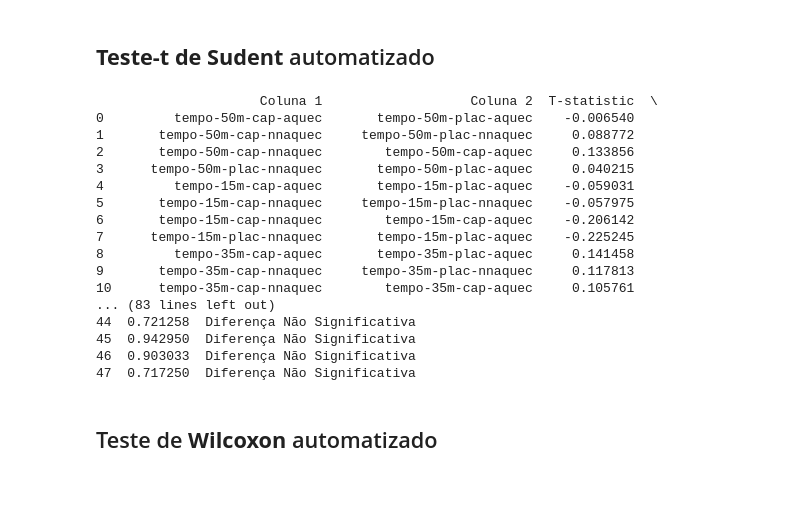
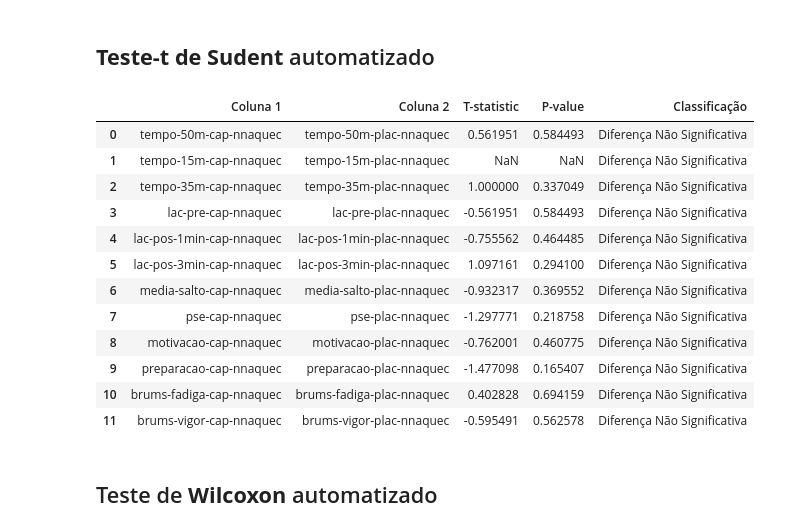
Before and after one commit to leprogramar/obsidian, a Jupyter notebook: Dissertacao-versoes/Dissertacao-versao-6/analise_dados.ipynb, the cells around one changed output. Drawn from its saved outputs; the diff is of its cells as text; code cells hidden in the pictures; blank space fills up the shorter version.

```diff
--- a/Dissertacao-versoes/Dissertacao-versao-6/analise_dados.ipynb
+++ b/Dissertacao-versoes/Dissertacao-versao-6/analise_dados.ipynb
@@ -278,54 +390,50 @@ calculos_test_t = {
 # %%
 #Automatização do teste t restornando um DataFrame:
 
 resultados = []
 
-def test_t(colun1, colun2):
+def test_t_pareado(colun1, colun2):
     values1 = df[colun1]
     values2 = df[colun2]
-    stat, p = ttest_ind(values1.dropna(), values2.dropna())  # Remover valores NaN antes do teste
-    classification = 'Diferença Significativa' if p < 0.05 else 'Diferença Não Significativa'
+    stat, p = ttest_rel(values1.dropna(), values2.dropna())  # Remover valores NaN antes do teste
+    classification = 'Diferença Significativa' if p <= 0.05 else 'Diferença Não Significativa'
 
 
     resultado = { # Armazena os resultados em um dicionário
         'Coluna 1': colun1,
         'Coluna 2': colun2,
         'T-statistic': stat,
         'P-value': p,
         'Classificação': classification
     }
 
     resultados.append(resultado)  # Adiciona o dicionário à lista de resultados
 
 for k, v in calculos_test_t.items(): # Executa os testes t e armazena os resultados
     colun1 = v["colun1"]
     colun2 = v["colun2"]
-    test_t(colun1, colun2)
+    test_t_pareado(colun1, colun2)
 
 
 df_resultados = pd.DataFrame(resultados) # Converte a lista de resultados em um DataFrame
 
-df_resultados.to_csv('teste_t_resultado.csv', index=True) # Salva o DataFrame em um arquivo CSV
+df_resultados.to_csv('teste_t_pareado_resultado.csv', index=True) # Salva o DataFrame em um arquivo CSV
 
-print(df_resultados) # Exibe o DataFrame
+df_resultados
 # %% [output]
-                     Coluna 1                   Coluna 2  T-statistic  \
-0         tempo-50m-cap-aquec       tempo-50m-plac-aquec    -0.006540
-1       tempo-50m-cap-nnaquec     tempo-50m-plac-nnaquec     0.088772
-2       tempo-50m-cap-nnaquec        tempo-50m-cap-aquec     0.133856
-3      tempo-50m-plac-nnaquec       tempo-50m-plac-aquec     0.040215
-4         tempo-15m-cap-aquec       tempo-15m-plac-aquec    -0.059031
-5       tempo-15m-cap-nnaquec     tempo-15m-plac-nnaquec    -0.057975
-6       tempo-15m-cap-nnaquec        tempo-15m-cap-aquec    -0.206142
-7      tempo-15m-plac-nnaquec       tempo-15m-plac-aquec    -0.225245
-8         tempo-35m-cap-aquec       tempo-35m-plac-aquec     0.141458
-9       tempo-35m-cap-nnaquec     tempo-35m-plac-nnaquec     0.117813
-10      tempo-35m-cap-nnaquec        tempo-35m-cap-aquec     0.105761
-... (83 lines left out)
-44  0.721258  Diferença Não Significativa
-45  0.942950  Diferença Não Significativa
-46  0.903033  Diferença Não Significativa
-47  0.717250  Diferença Não Significativa
+|  | Coluna 1 | Coluna 2 | T-statistic | P-value | Classificação |
+| 0 | tempo-50m-cap-nnaquec | tempo-50m-plac-nnaquec | 0.561951 | 0.584493 | Diferença Não Significativa |
+| 1 | tempo-15m-cap-nnaquec | tempo-15m-plac-nnaquec | NaN | NaN | Diferença Não Significativa |
+| 2 | tempo-35m-cap-nnaquec | tempo-35m-plac-nnaquec | 1.000000 | 0.337049 | Diferença Não Significativa |
+| 3 | lac-pre-cap-nnaquec | lac-pre-plac-nnaquec | -0.561951 | 0.584493 | Diferença Não Significativa |
+| 4 | lac-pos-1min-cap-nnaquec | lac-pos-1min-plac-nnaquec | -0.755562 | 0.464485 | Diferença Não Significativa |
+| 5 | lac-pos-3min-cap-nnaquec | lac-pos-3min-plac-nnaquec | 1.097161 | 0.294100 | Diferença Não Significativa |
+| 6 | media-salto-cap-nnaquec | media-salto-plac-nnaquec | -0.932317 | 0.369552 | Diferença Não Significativa |
+| 7 | pse-cap-nnaquec | pse-plac-nnaquec | -1.297771 | 0.218758 | Diferença Não Significativa |
+| 8 | motivacao-cap-nnaquec | motivacao-plac-nnaquec | -0.762001 | 0.460775 | Diferença Não Significativa |
+| 9 | preparacao-cap-nnaquec | preparacao-plac-nnaquec | -1.477098 | 0.165407 | Diferença Não Significativa |
+| 10 | brums-fadiga-cap-nnaquec | brums-fadiga-plac-nnaquec | 0.402828 | 0.694159 | Diferença Não Significativa |
+| 11 | brums-vigor-cap-nnaquec | brums-vigor-plac-nnaquec | -0.595491 | 0.562578 | Diferença Não Significativa |
 # %% [markdown]
 ## Teste de **Wilcoxon** automatizado
 # %%
```
Also changed, not shown: parts of 14 cells of this notebook.
